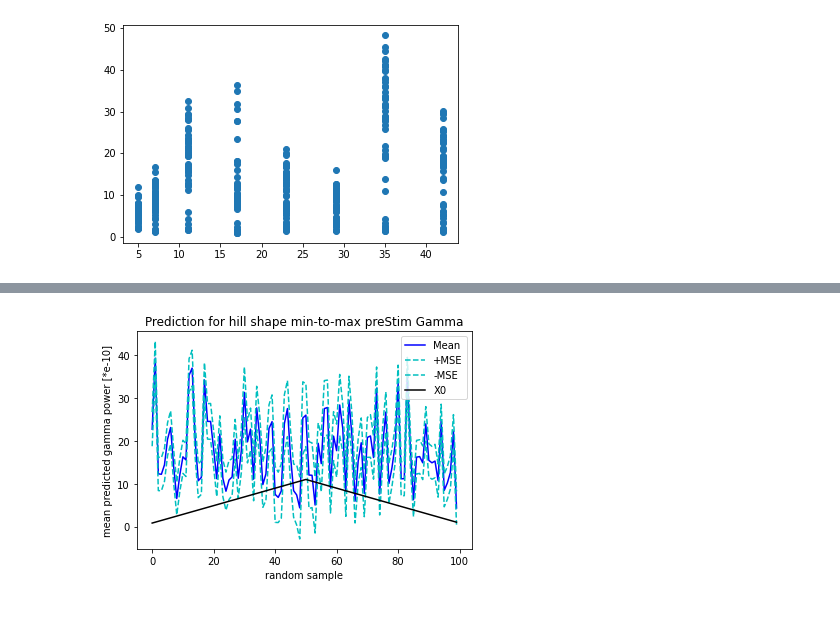
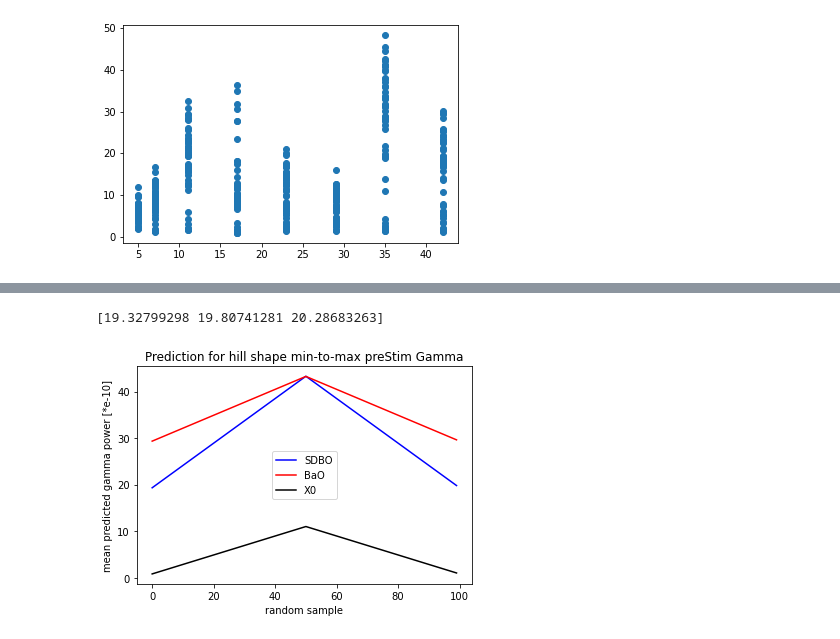
Before and after one commit to Simurgh818/NeuroGaussianProcess, a Jupyter notebook: state_dr_gp.ipynb, the cells around one changed output, grey strips where cells are left out. Cells and saved outputs as stored; diff of their text form; code cells hidden in the pictures.

Commit message:
for sampling using freq at 35 and amp. at 40 for highest gamma instead of random sampling for BaO and SDBO.

```diff
--- a/state_dr_gp.ipynb
+++ b/state_dr_gp.ipynb
@@ -137,0 +149,6 @@ print(rand_amp_1d_sorted[0:3])
+# %%
+sampling_freq = np.empty((100))
+sampling_freq[:] = 35
+sampling_amp = np.empty((100))
+sampling_amp[:] = 40
+print(np.shape(sampling_freq), np.shape(sampling_amp))
@@ -200,5 +233,9 @@ mean is:
 # %%
-posteriorTestY_BaO = np.empty((100, 1))
-print(posteriorTestY_BaO[0:3])
-print(np.shape(posteriorTestY_BaO[1:1+2,0]))
+hill_posteriorTestY_BaO = np.empty((100))
+min_posteriorTestY_BaO = np.min(posteriorTestY_BaO)
+max_posteriorTestY_BaO = np.max(posteriorTestY_BaO)
+step_size = (max_posteriorTestY_BaO-min_posteriorTestY_BaO)/50
+hill_posteriorTestY_BaO[0:50] = np.arange(min_posteriorTestY_BaO, max_posteriorTestY_BaO, step_size)
+hill_posteriorTestY_BaO[50:100] = np.arange(max_posteriorTestY_BaO,min_posteriorTestY_BaO, -step_size)
+print(hill_posteriorTestY_BaO[0:3])
 # %% [output]
@@ -258,7 +290,7 @@ plt.scatter(U1_X0['Stim_1'],y)
 [figure]
 # %%
 
-testX = np.array([rand_freq_1d, rand_amp_1d, hill_sum_preStim_gamma])
+testX = np.array([sampling_freq, sampling_amp, hill_sum_preStim_gamma])
 print(np.shape(testX))
 testX = np.transpose(testX)
 print(testX[98:99,0:3])
@@ -281,13 +317,25 @@ mean is:
+# %%
+hill_posteriorTestY_SDBO = np.empty((100))
+min_posteriorTestY_SDBO = np.min(posteriorTestY_SDBO)
+max_posteriorTestY_SDBO = np.max(posteriorTestY_SDBO)
+step_size = (max_posteriorTestY_SDBO-min_posteriorTestY_SDBO)/50
+hill_posteriorTestY_SDBO[0:50] = np.arange(min_posteriorTestY_SDBO, max_posteriorTestY_SDBO, step_size)
+hill_posteriorTestY_SDBO[50:100] = np.arange(max_posteriorTestY_SDBO,min_posteriorTestY_SDBO, -step_size)
+print(hill_posteriorTestY_SDBO[0:3])
+# %% [output]
+[19.32799298 19.80741281 20.28683263]
 # %%
 # plt.plot(posteriorTestY)
-plt.plot(simY_SDBO[:, 0], 'b-')
-plt.plot(simY_SDBO[:, 0] + simMse_SDBO[:, 0]** 0.5, 'c--')
-plt.plot(simY_SDBO[:, 0] - simMse_SDBO[:, 0]** 0.5, 'c--')
+plt.plot(hill_posteriorTestY_SDBO, 'b-')
+plt.plot(hill_posteriorTestY_BaO, 'r-')
+# plt.plot(simY_SDBO[:, 0], 'b-')
+# plt.plot(simY_SDBO[:, 0] + simMse_SDBO[:, 0]** 0.5, 'c--')
+# plt.plot(simY_SDBO[:, 0] - simMse_SDBO[:, 0]** 0.5, 'c--')
 plt.plot(hill_sum_preStim_gamma, 'k-')
 plt.ylabel('mean predicted gamma power [*e-10]')
 plt.xlabel('random sample')
 plt.title('Prediction for hill shape min-to-max preStim Gamma')
-plt.legend(['Mean','+MSE', '-MSE', 'X0'])
+plt.legend(['SDBO', 'BaO', 'X0'])# 'Mean','+MSE', '-MSE',
 plt.show()
 # %% [output]
-[figure, old version]
+[figure, new version]
```
Also changed, not shown: parts of 14 cells of this notebook.
